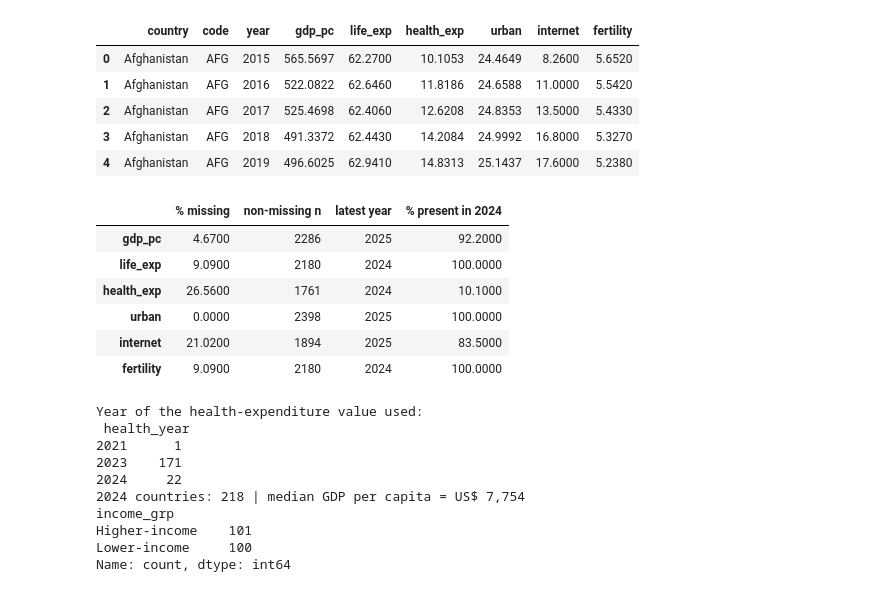
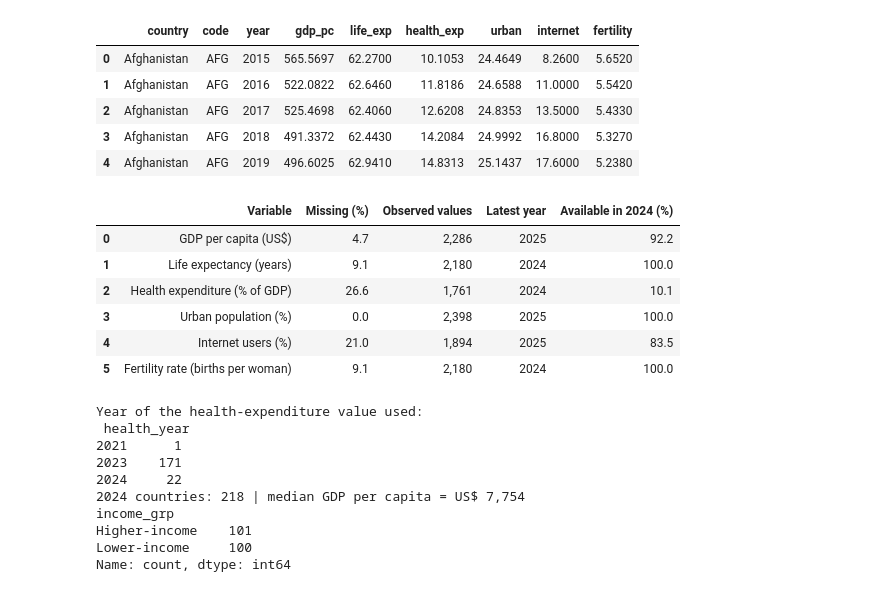
Before and after one commit to abshivks-ass/CMP-L045-0-WDI-analysis, a Jupyter notebook: StudentName.ipynb, the cells around one changed output. Cells and saved outputs as stored; diff of their text form; code cells hidden in the pictures.

```diff
--- a/StudentName.ipynb
+++ b/StudentName.ipynb
@@ -44,32 +45,3 @@ np.set_printoptions(precision=4, suppress=True)
 print("numpy", np.__version__, "| pandas", pd.__version__, "| scipy", stats.__name__)
 # %% [output]
 numpy 2.5.3 | pandas 3.0.5 | scipy scipy.stats
-# %%
-def save_table(df, name, title, fontsize=10):
-    # Render a results DataFrame as a PNG (used as a 'screenshot' of results in the report)
-    # and save the same table as CSV. Column widths are sized from the text length.
-    df.to_csv(f"results/{name}.csv")
-    def fmt(v):
-        if isinstance(v, (int, np.integer)) or (isinstance(v, float) and float(v).is_integer() and abs(v) < 1e6):
-            return f"{int(v):,}"
-        if isinstance(v, float):
-            return f"{v:,.4f}" if abs(v) < 1e5 else f"{v:.4e}"
-        return str(v)
-    body = [[fmt(v) for v in row] for row in df.itertuples(index=False)]
-    rows = [str(i) for i in df.index]
-    header = [""] + [str(c) for c in df.columns]
-    cells = [header] + [[r] + b for r, b in zip(rows, body)]
-    widths = [max(len(row[j]) for row in cells) * 0.105 + 0.35 for j in range(len(header))]
-    W = sum(widths); Hgt = 0.3 * len(cells) + 0.45
-    fig, ax = plt.subplots(figsize=(W, Hgt)); ax.axis("off")
-    tbl = ax.table(cellText=cells, colWidths=[w / W for w in widths], loc="center", cellLoc="center",
-                   bbox=[0, 0, 1, (len(cells) * 0.3) / Hgt])
-    tbl.auto_set_font_size(False); tbl.set_fontsize(fontsize)
-    for (r, c), cell in tbl.get_celld().items():
-        cell.set_edgecolor("#bbbbbb")
-        if r == 0 or c == 0:
-            cell.set_facecolor("#e8eef5"); cell.set_text_props(weight="bold")
-    ax.set_title(title, fontsize=fontsize + 1, weight="bold", loc="left", y=(len(cells) * 0.3) / Hgt)
-    fig.savefig(f"results/{name}.png", bbox_inches="tight", pad_inches=0.08)
-    plt.close(fig)
-    return df
@@ -155,21 +176,30 @@ Panel shape (rows = country-years): (2398, 9)
 # %%
 # Missing-value audit per variable (share of the 2,398 country-years: 218 economies x 11 years)
 VARS = list(RENAME.values())
 missing = (panel[VARS].isna().mean() * 100).round(2).to_frame("% missing")
 missing["non-missing n"] = panel[VARS].notna().sum()
 # Latest year with data for each indicator: shows why 2024 is the analysis year
 missing["latest year"] = [str(int(panel.loc[panel[v].notna(), "year"].max())) for v in VARS]
 missing[f"% present in 2024"] = [(panel.loc[panel["year"] == 2024, v].notna().mean() * 100).round(1) for v in VARS]
-save_table(missing, "tab0_missing", "Missing values in the country-year panel (2015-2025)")
-missing
+NAMES = {"gdp_pc": "GDP per capita (US$)", "life_exp": "Life expectancy (years)",
+         "health_exp": "Health expenditure (% of GDP)", "urban": "Urban population (%)",
+         "internet": "Internet users (%)", "fertility": "Fertility rate (births per woman)"}
+tab1 = pd.DataFrame({
+    "Variable": [NAMES[v] for v in VARS],
+    "Missing (%)": [f(x, 1) for x in missing["% missing"]],
+    "Observed values": [f"{int(x):,}" for x in missing["non-missing n"]],
+    "Latest year": missing["latest year"].tolist(),
+    "Available in 2024 (%)": [f(x, 1) for x in missing["% present in 2024"]],
+})
+save_table(tab1, "tab0_missing", "Missing values and latest available year in the 2,398-row panel", values=missing)
 # %% [output]
-|  | % missing | non-missing n | latest year | % present in 2024 |
-| gdp_pc | 4.6700 | 2286 | 2025 | 92.2000 |
-| life_exp | 9.0900 | 2180 | 2024 | 100.0000 |
-| health_exp | 26.5600 | 1761 | 2024 | 10.1000 |
-| urban | 0.0000 | 2398 | 2025 | 100.0000 |
-| internet | 21.0200 | 1894 | 2025 | 83.5000 |
-| fertility | 9.0900 | 2180 | 2024 | 100.0000 |
+|  | Variable | Missing (%) | Observed values | Latest year | Available in 2024 (%) |
+| 0 | GDP per capita (US$) | 4.7 | 2,286 | 2025 | 92.2 |
+| 1 | Life expectancy (years) | 9.1 | 2,180 | 2024 | 100.0 |
+| 2 | Health expenditure (% of GDP) | 26.6 | 1,761 | 2024 | 10.1 |
+| 3 | Urban population (%) | 0.0 | 2,398 | 2025 | 100.0 |
+| 4 | Internet users (%) | 21.0 | 1,894 | 2025 | 83.5 |
+| 5 | Fertility rate (births per woman) | 9.1 | 2,180 | 2024 | 100.0 |
 # %%
 # Cross-section used for most analyses: the LATEST year in which every indicator is published.
 # 2025 has no life expectancy or fertility yet, so the analysis year is 2024.
```
Also changed, not shown: parts of 46 cells of this notebook, 41 other files.
